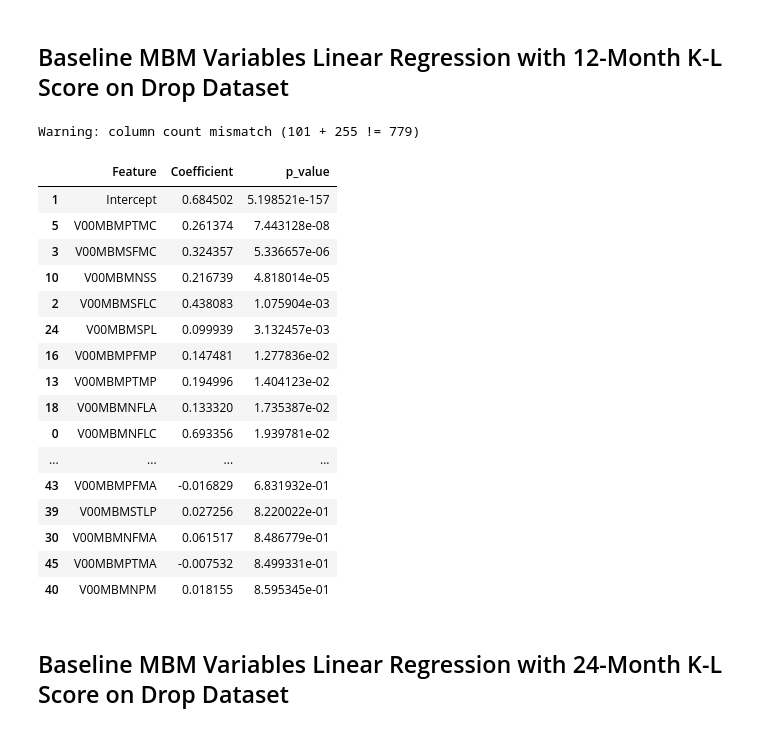
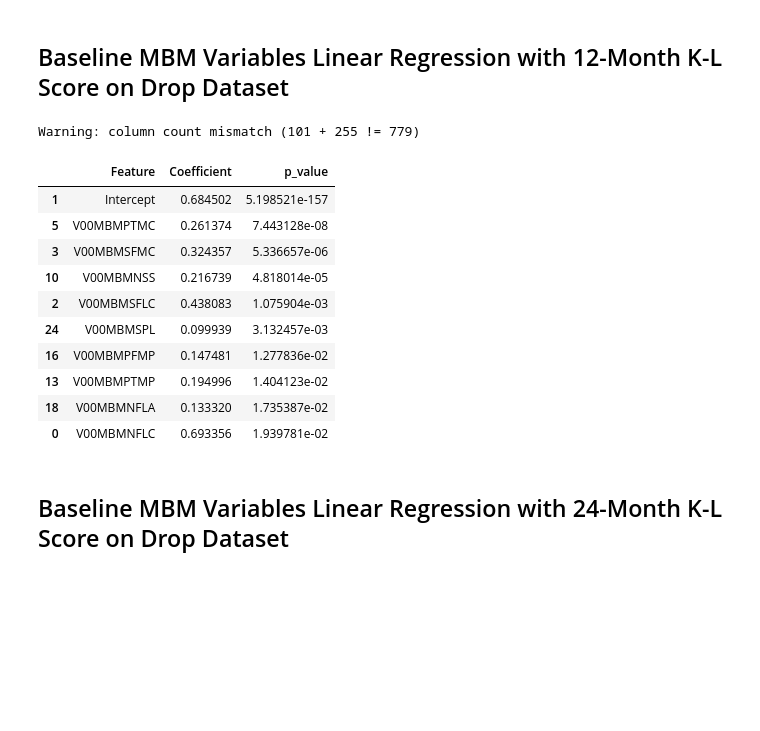
Before and after one commit to Mitch-Jones0507/MSc_OAI_Project, a Jupyter notebook: notebook/kl_oriented/kl_mbm_relationships.ipynb, the cells around one changed output. Drawn from its saved outputs; the diff is of its cells as text; code cells hidden in the pictures; blank space fills up the shorter version.

```diff
--- a/notebook/kl_oriented/kl_mbm_relationships.ipynb
+++ b/notebook/kl_oriented/kl_mbm_relationships.ipynb
@@ -10,27 +10,21 @@ To explore the predictive capacity that MOAKS bone marrow lesion (MBM) variables
 # %%
 from IPython.display import display
 from scripts.mbm.kl_oriented.kl_mbm_relationships import v00_v01_kl_drop_coef_df
 
-display(v00_v01_kl_drop_coef_df.sort_values(by='p_value', ascending=True))
+display(v00_v01_kl_drop_coef_df.sort_values(by='p_value', ascending=True).head(10))
 # %% [output]
 Warning: column count mismatch (101 + 255 != 779)
 |  | Feature | Coefficient | p_value |
 | 1 | Intercept | 0.684502 | 5.198521e-157 |
 | 5 | V00MBMPTMC | 0.261374 | 7.443128e-08 |
 | 3 | V00MBMSFMC | 0.324357 | 5.336657e-06 |
 | 10 | V00MBMNSS | 0.216739 | 4.818014e-05 |
 | 2 | V00MBMSFLC | 0.438083 | 1.075904e-03 |
 | 24 | V00MBMSPL | 0.099939 | 3.132457e-03 |
 | 16 | V00MBMPFMP | 0.147481 | 1.277836e-02 |
 | 13 | V00MBMPTMP | 0.194996 | 1.404123e-02 |
 | 18 | V00MBMNFLA | 0.133320 | 1.735387e-02 |
 | 0 | V00MBMNFLC | 0.693356 | 1.939781e-02 |
-| ... | ... | ... | ... |
-| 43 | V00MBMPFMA | -0.016829 | 6.831932e-01 |
-| 39 | V00MBMSTLP | 0.027256 | 8.220022e-01 |
-| 30 | V00MBMNFMA | 0.061517 | 8.486779e-01 |
-| 45 | V00MBMPTMA | -0.007532 | 8.499331e-01 |
-| 40 | V00MBMNPM | 0.018155 | 8.595345e-01 |
 # %% [markdown]
 ## Baseline MBM Variables Linear Regression with 24-Month K-L Score on Drop Dataset
 # %%
```
Also changed, not shown: parts of 19 cells of this notebook, 21 other files.
